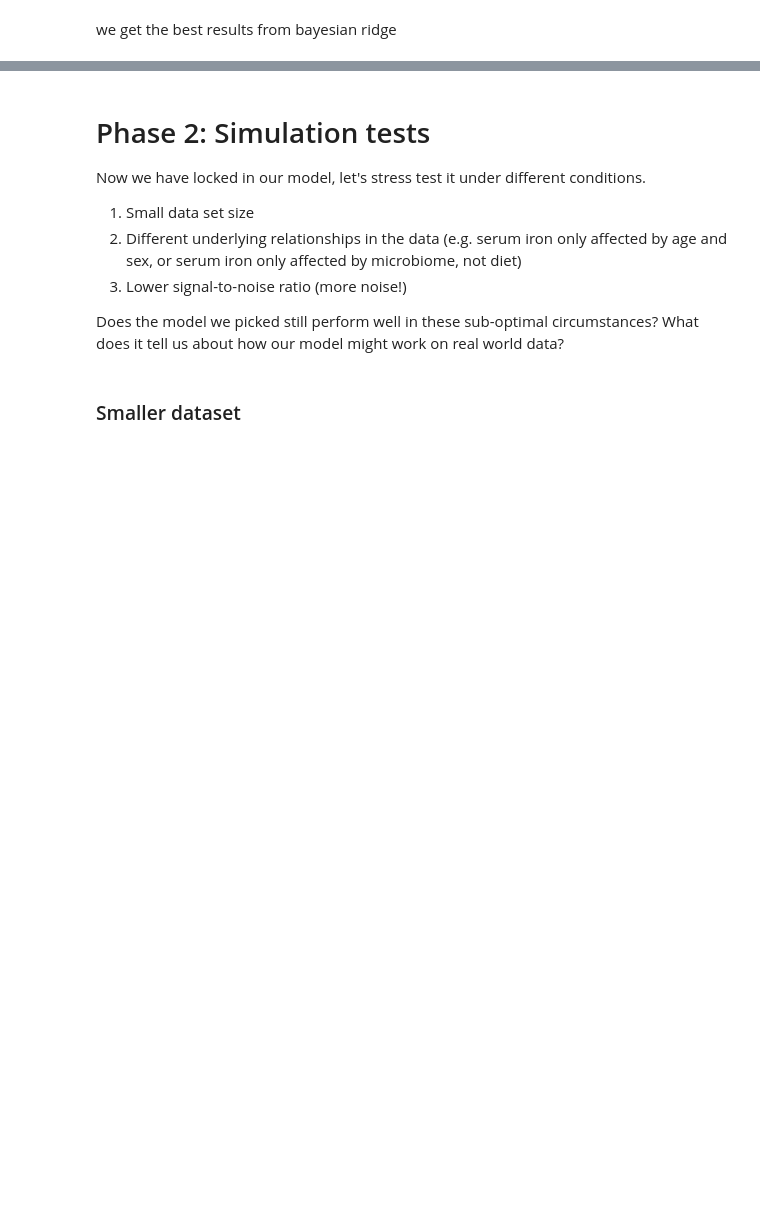
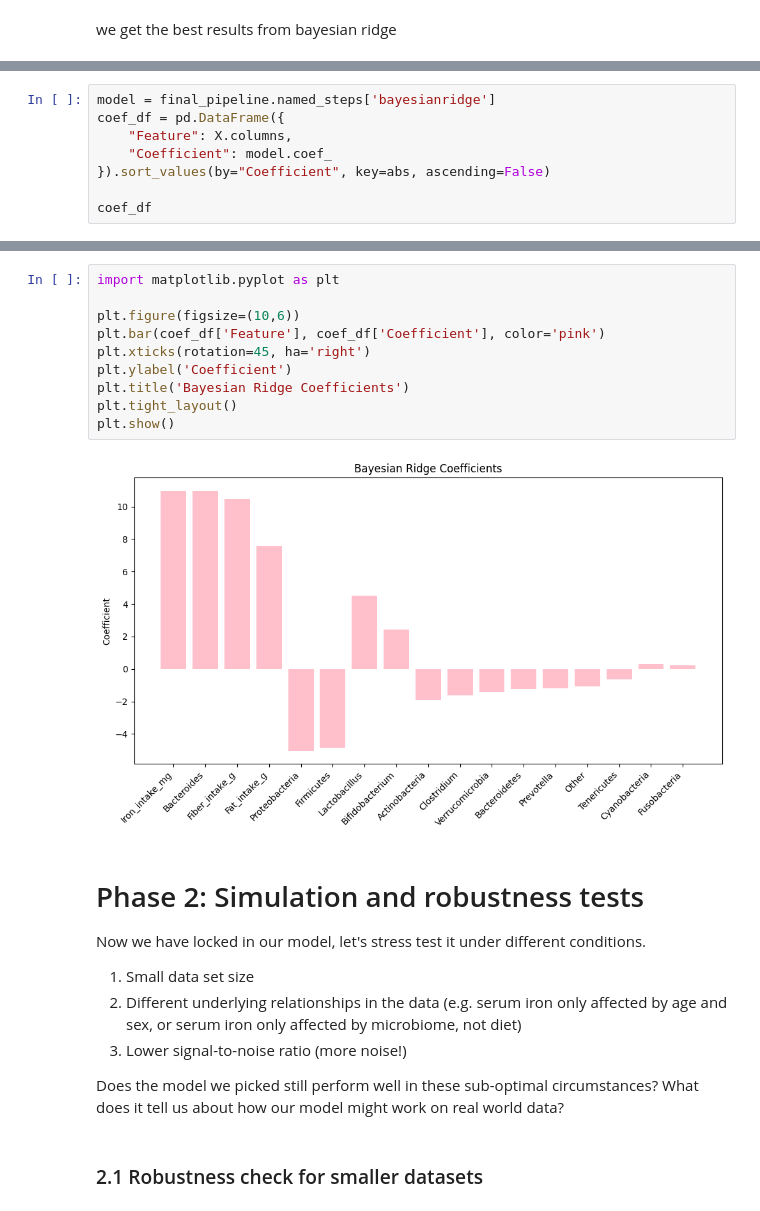
Before and after one commit to mariaponomarova/ML_project, a Jupyter notebook: experiments.ipynb, the cells around one changed output, grey strips where cells are left out. Saved outputs shown, nothing was run; the diff lists cells and outputs as text; blank space fills up the shorter version.

```diff
--- a/experiments.ipynb
+++ b/experiments.ipynb
@@ -204,0 +217,8 @@ MSE: 551.6705663577137
+# %%
+model = final_pipeline.named_steps['bayesianridge']
+coef_df = pd.DataFrame({
+    "Feature": X.columns,
+    "Coefficient": model.coef_
+}).sort_values(by="Coefficient", key=abs, ascending=False)
+
+coef_df
@@ -205,5 +244,17 @@ MSE: 551.6705663577137
+# %%
+import matplotlib.pyplot as plt
+
+plt.figure(figsize=(10,6))
+plt.bar(coef_df['Feature'], coef_df['Coefficient'], color='pink')
+plt.xticks(rotation=45, ha='right')
+plt.ylabel('Coefficient')
+plt.title('Bayesian Ridge Coefficients')
+plt.tight_layout()
+plt.show()
+# %% [output]
+[figure, added]
 # %% [markdown]
-# Phase 2: Simulation tests
+# Phase 2: Simulation and robustness tests
 
 Now we have locked in our model, let's stress test it under different conditions.
 
@@ -213,5 +264,5 @@ Now we have locked in our model, let's stress test it under different conditions
 
 Does the model we picked still perform well in these sub-optimal circumstances? What does it tell us about how our model might work on real world data?
 # %% [markdown]
-### Smaller dataset
+### 2.1 Robustness check for smaller datasets
 # %%
```
Also changed, not shown: parts of 26 cells of this notebook, 3 other files.
